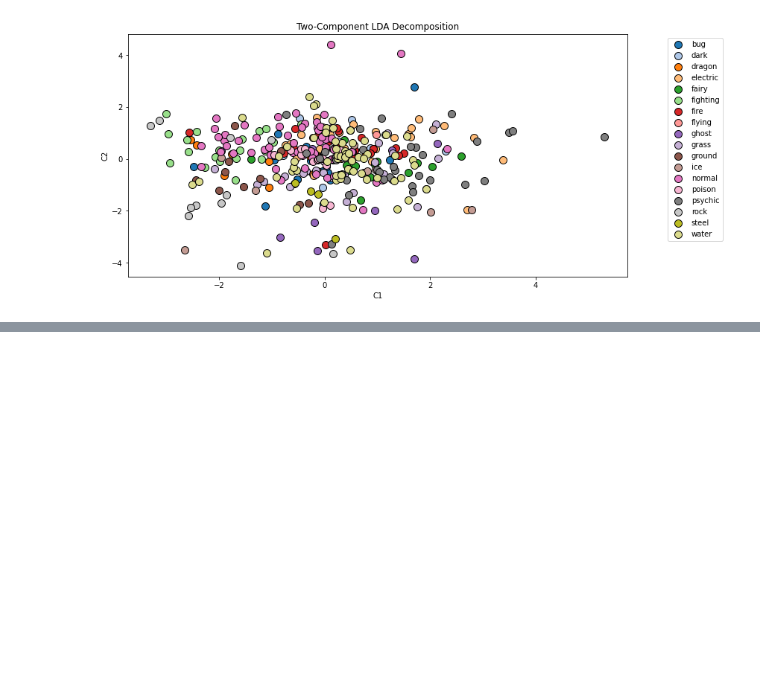
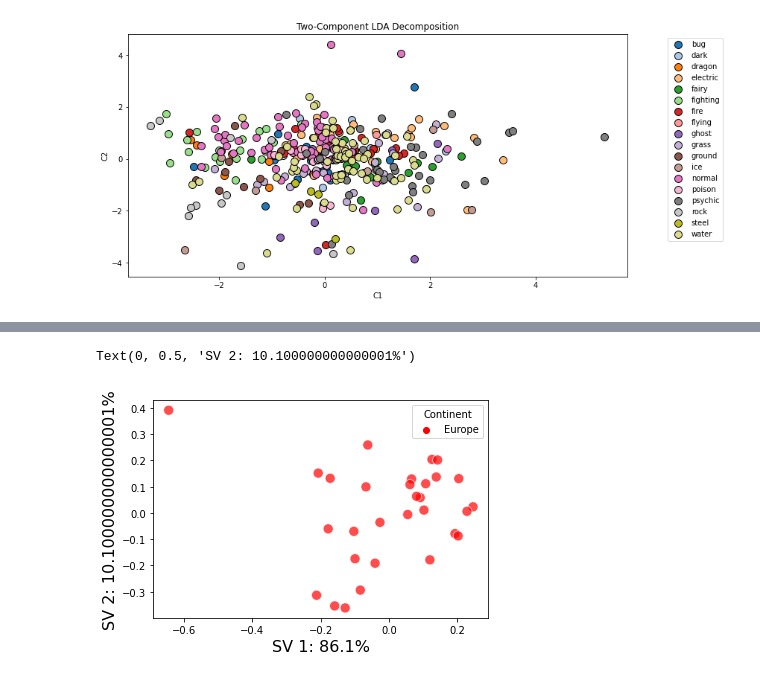
Before and after one commit to MUHEMIR/WeeklyHWML, a Jupyter notebook: Week5.ipynb, the cells around one changed output, grey strips where cells are left out. Cells and saved outputs as stored; diff of their text form; code cells hidden in the pictures; blank space fills up the shorter version.

```diff
--- a/Week5.ipynb
+++ b/Week5.ipynb
@@ -170,0 +260,7 @@ for col, cat in zip(colors, categories):
+# %%
+#create a data frame containing the first two singular vectors (PCs) and the meta data for the data
+labels= ['SV'+str(i) for i in range(1,3)]
+svd_df = pd.DataFrame(u[:,0:2], index=lifeExp_meta["continent"].tolist(), columns=labels)
+svd_df=svd_df.reset_index()
+svd_df.rename(columns={'index':'Continent'}, inplace=True)
+svd_df.head()
@@ -170,0 +274,14 @@ for col, cat in zip(colors, categories):
+# %%
+# specify colors for each continent
+color_dict = dict({'Africa':'Black',
+                   'Europe': 'Red'})
+# Scatter plot: SV1 and SV2
+sns.scatterplot(x="SV1", y="SV2", hue="Continent",
+                palette=color_dict,
+                data=svd_df, s=100,
+                alpha=0.7)
+plt.xlabel('SV 1: {0}%'.format(var_explained[0]*100), fontsize=16)
+plt.ylabel('SV 2: {0}%'.format(var_explained[1]*100), fontsize=16)
+# %% [output]
+Text(0, 0.5, 'SV 2: 10.100000000000001%')
+[figure, added]
```
Also changed, not shown: parts of 11 cells of this notebook.
